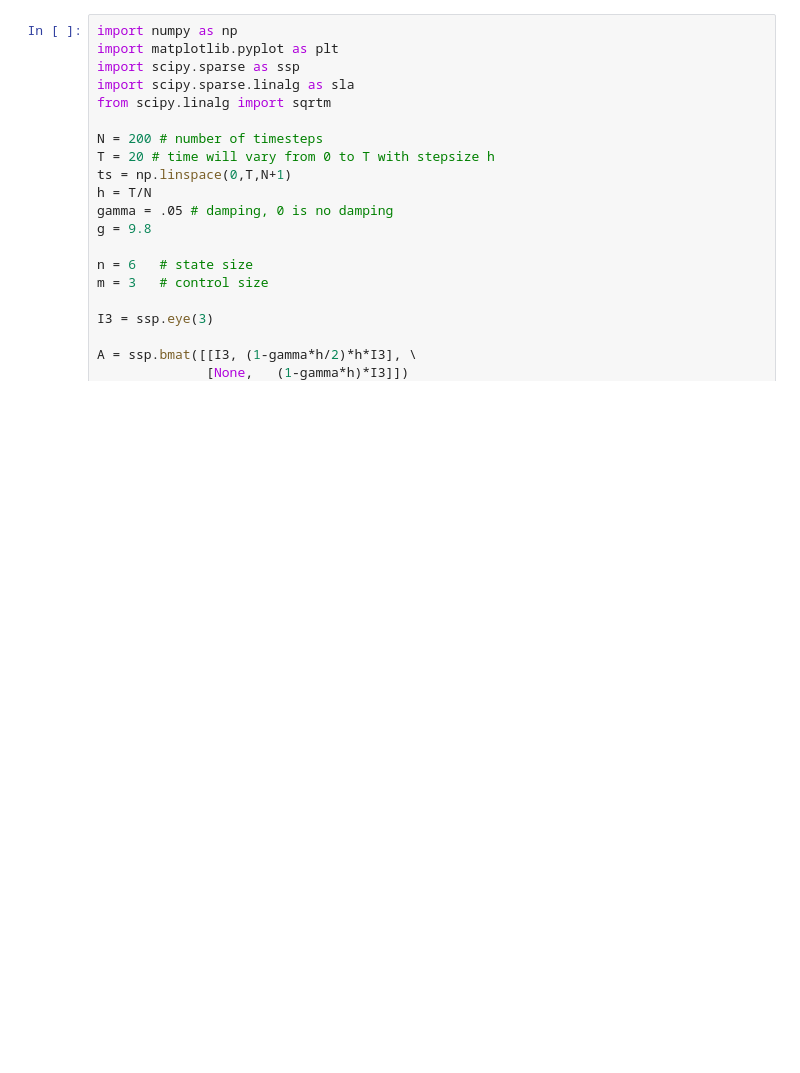
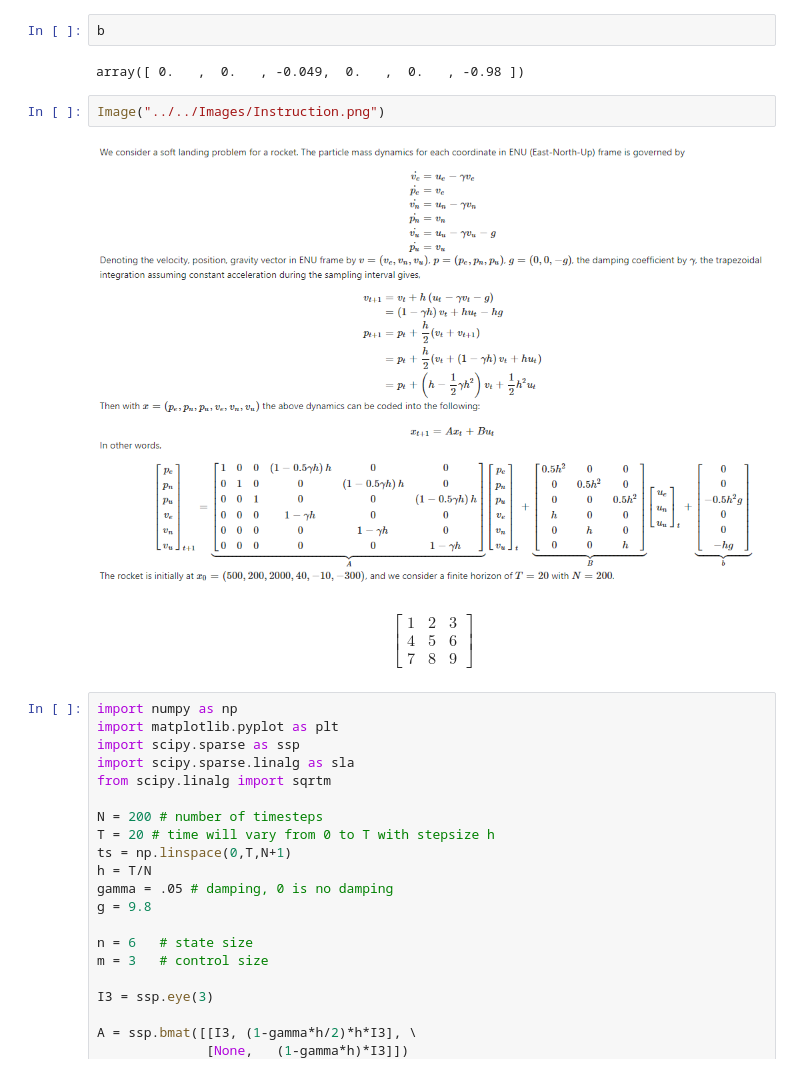
Before and after one commit to BrilliantCarrot/lwj_ws, a Jupyter notebook: optimization/Soft Landing Guidance.ipynb, the cells around one changed output. Drawn from its saved outputs; the diff is of its cells as text; blank space fills up the shorter version.

```diff
--- a/optimization/Soft Landing Guidance.ipynb
+++ b/optimization/Soft Landing Guidance.ipynb
@@ -1,3 +28,13 @@
+# %%
+b
+# %% [output]
+array([ 0.   ,  0.   , -0.049,  0.   ,  0.   , -0.98 ])
+# %%
+Image("../../Images/Instruction.png")
+# %% [output]
+[figure, added]
+# %% [markdown]
+$$\begin{bmatrix} 1 & 2 & 3 \\ 4 & 5 & 6 \\ 7 & 8 & 9 \end{bmatrix}$$
 # %%
 import numpy as np
 import matplotlib.pyplot as plt
```
Also changed, not shown: parts of 25 cells of this notebook, 3 other files.
